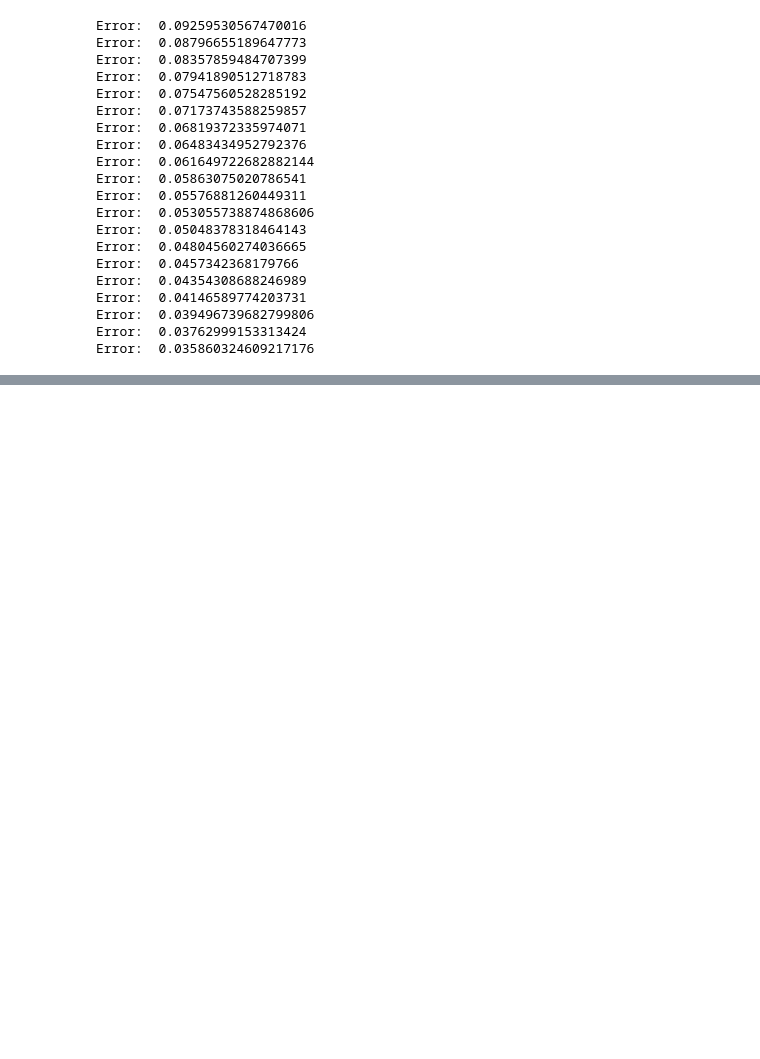
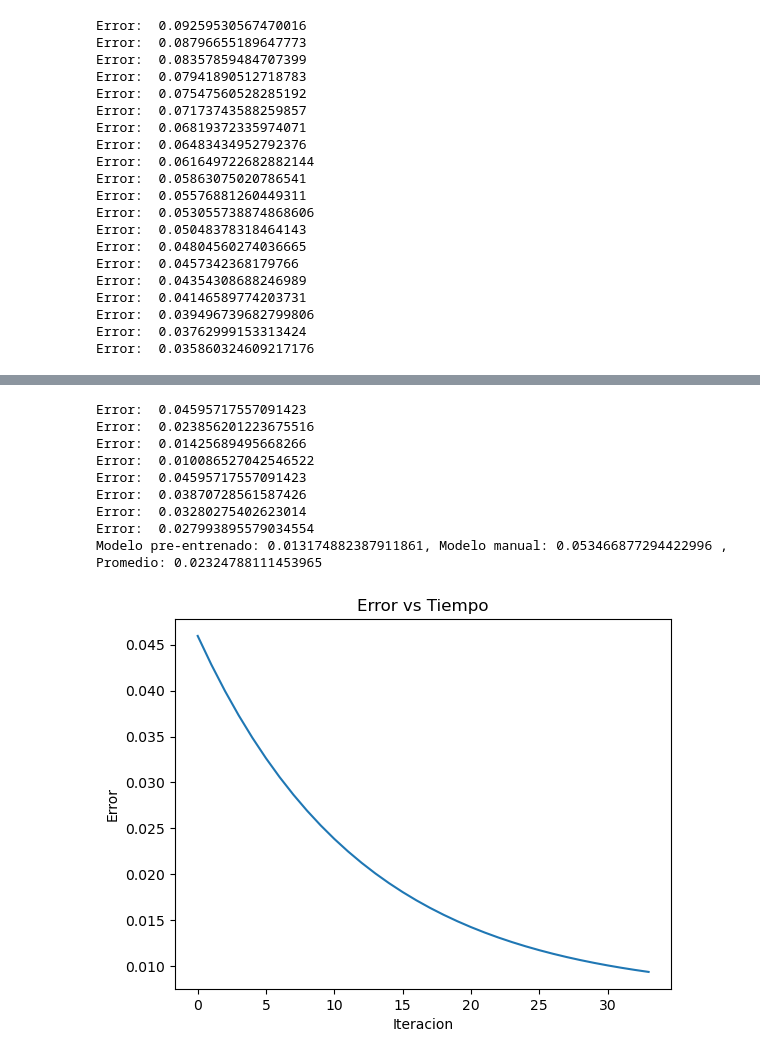
Before and after one commit to DanielP53/ciencia-datos-python-pj1, a Jupyter notebook: Proyecto.ipynb, the cells around one changed output, grey strips where cells are left out. Cells and saved outputs as stored; diff of their text form; code cells hidden in the pictures; blank space fills up the shorter version.

```diff
--- a/Proyecto.ipynb
+++ b/Proyecto.ipynb
@@ -428,0 +491,13 @@ def comparar_modelos(x, y, vector):
+# %%
+validacion(dfValidate['1stFlrSF'], dfValidate['SalePrice'])
+# %% [output]
+Error:  0.04595717557091423
+Error:  0.023856201223675516
+Error:  0.01425689495668266
+Error:  0.010086527042546522
+Error:  0.04595717557091423
+Error:  0.03870728561587426
+Error:  0.03280275402623014
+Error:  0.027993895579034554
+Modelo pre-entrenado: 0.013174882387911861, Modelo manual: 0.053466877294422996 , Promedio: 0.02324788111453965
+[figure, added]
```
Also changed, not shown: parts of 23 cells of this notebook.
